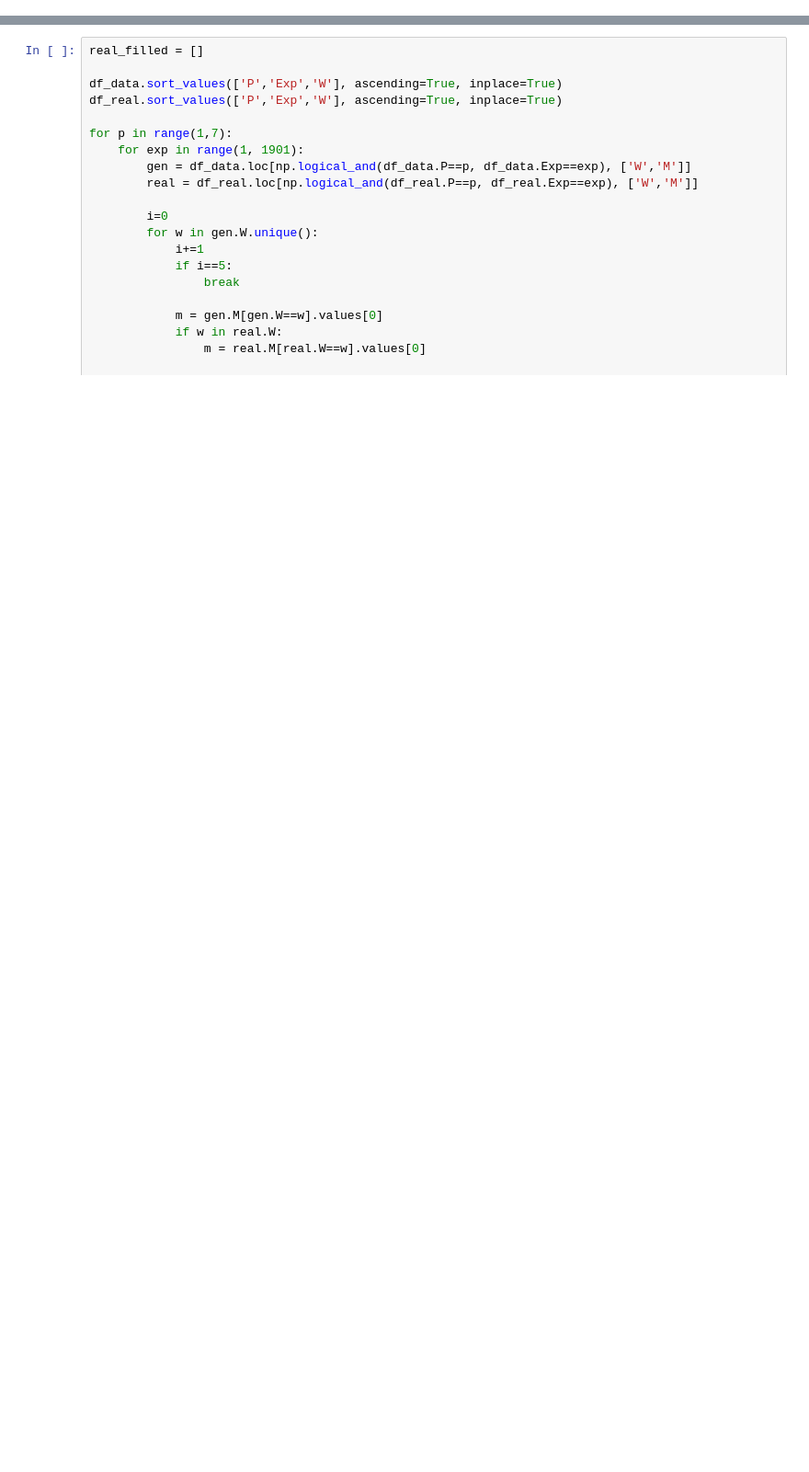
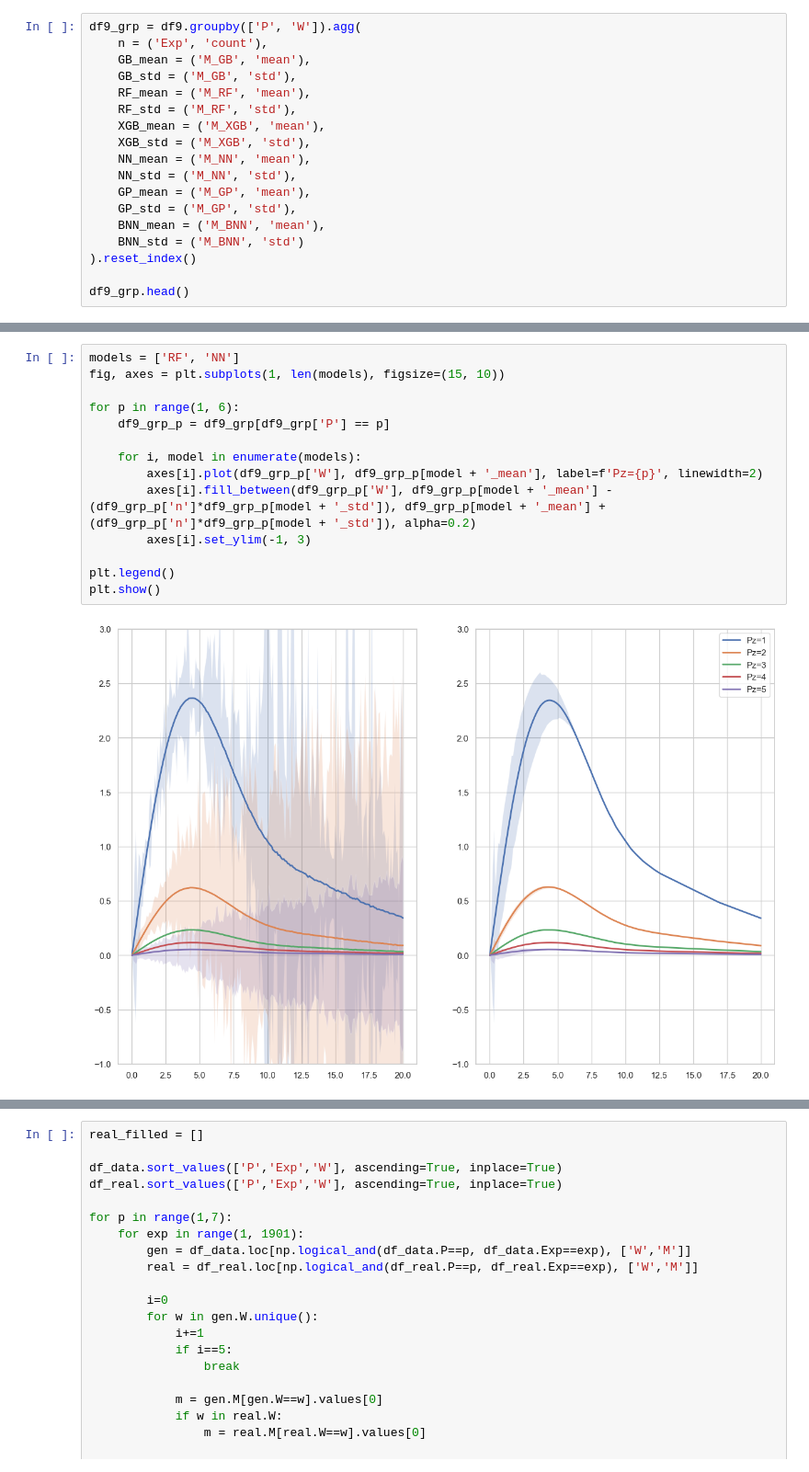
Before and after one commit to xperthut/Particle_Physics, a Jupyter notebook: Helicity/Code/reconstruct_real_data.ipynb, the cells around one changed output, grey strips where cells are left out. Shown at 92% size. Cells and saved outputs as stored; diff of their text form; blank space fills up the shorter version.

```diff
--- a/Helicity/Code/reconstruct_real_data.ipynb
+++ b/Helicity/Code/reconstruct_real_data.ipynb
@@ -0,0 +68,18 @@
+# %%
+df9_grp = df9.groupby(['P', 'W']).agg(
+    n = ('Exp', 'count'),
+    GB_mean = ('M_GB', 'mean'),
+    GB_std = ('M_GB', 'std'),
+    RF_mean = ('M_RF', 'mean'),
+    RF_std = ('M_RF', 'std'),
+    XGB_mean = ('M_XGB', 'mean'),
+    XGB_std = ('M_XGB', 'std'),
+    NN_mean = ('M_NN', 'mean'),
+    NN_std = ('M_NN', 'std'),
+    GP_mean = ('M_GP', 'mean'),
+    GP_std = ('M_GP', 'std'),
+    BNN_mean = ('M_BNN', 'mean'),
+    BNN_std = ('M_BNN', 'std')
+).reset_index()
+
+df9_grp.head()
@@ -1 +107,17 @@
+# %%
+models = ['RF', 'NN']
+fig, axes = plt.subplots(1, len(models), figsize=(15, 10))
+
+for p in range(1, 6):
+    df9_grp_p = df9_grp[df9_grp['P'] == p]
+
+    for i, model in enumerate(models):
+        axes[i].plot(df9_grp_p['W'], df9_grp_p[model + '_mean'], label=f'Pz={p}', linewidth=2)
+        axes[i].fill_between(df9_grp_p['W'], df9_grp_p[model + '_mean'] - (df9_grp_p['n']*df9_grp_p[model + '_std']), df9_grp_p[model + '_mean'] + (df9_grp_p['n']*df9_grp_p[model + '_std']), alpha=0.2)
+        axes[i].set_ylim(-1, 3)
+
+plt.legend()
+plt.show()
+# %% [output]
+[figure, added]
 # %%
```
Also changed, not shown: parts of 17 cells of this notebook, 16 other files.
